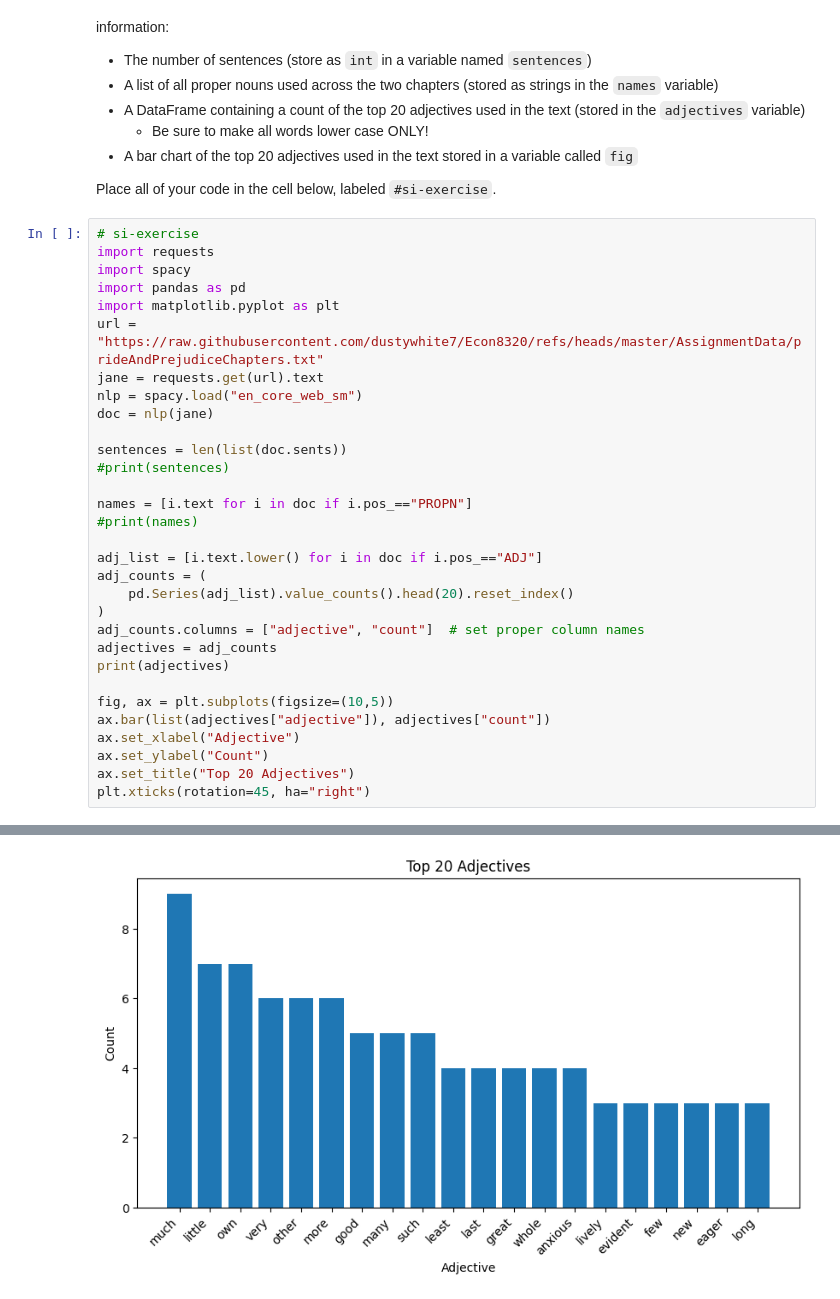
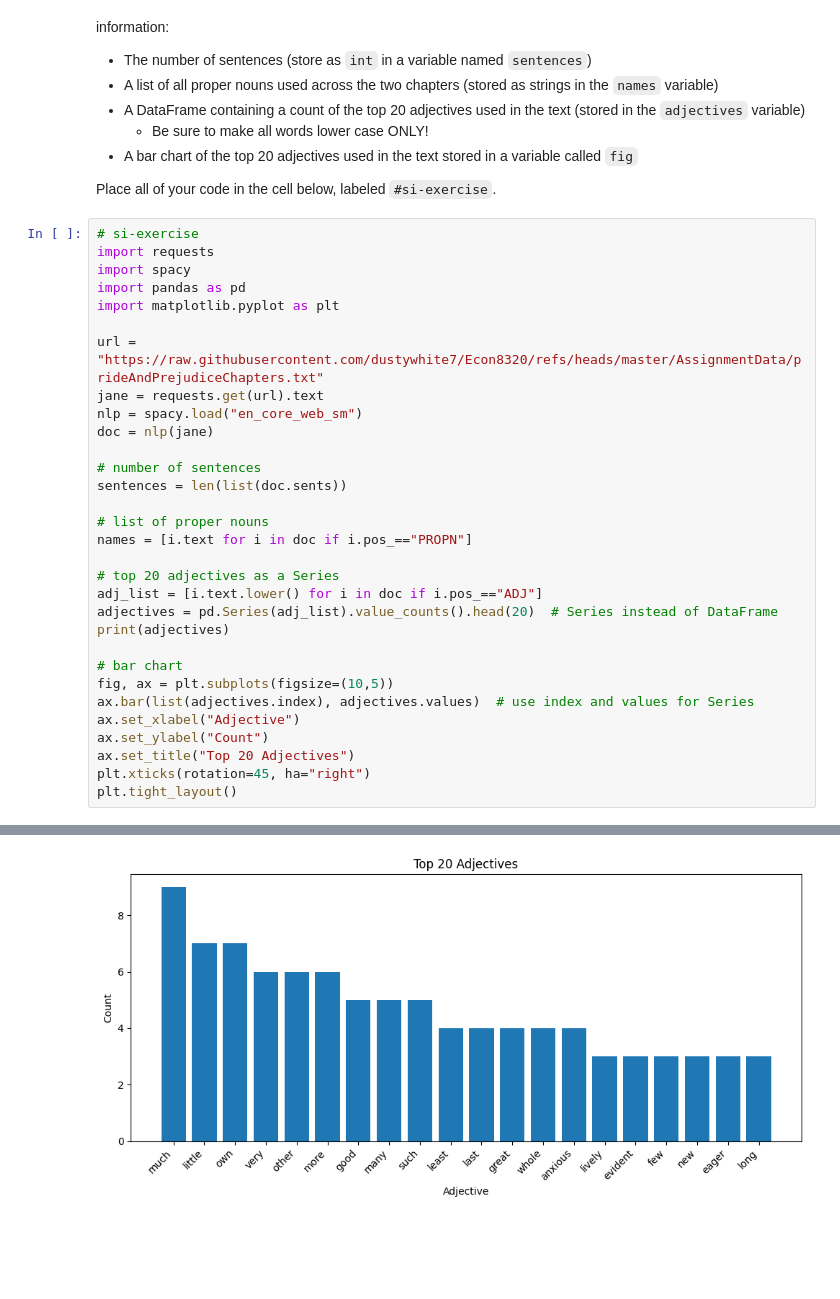
Before and after one commit to euehling/econ8320-assignment-12, a Jupyter notebook: Lesson.ipynb, the cells around one changed output, grey strips where cells are left out. Drawn from its saved outputs; the diff is of its cells as text; blank space fills up the shorter version.

```diff
--- a/Lesson.ipynb
+++ b/Lesson.ipynb
@@ -213,29 +213,29 @@ import requests
 import spacy
 import pandas as pd
 import matplotlib.pyplot as plt
+
 url = "https://raw.githubusercontent.com/dustywhite7/Econ8320/refs/heads/master/AssignmentData/prideAndPrejudiceChapters.txt"
 jane = requests.get(url).text
 nlp = spacy.load("en_core_web_sm")
 doc = nlp(jane)
 
+# number of sentences
 sentences = len(list(doc.sents))
-#print(sentences)
 
+# list of proper nouns
 names = [i.text for i in doc if i.pos_=="PROPN"]
-#print(names)
 
+# top 20 adjectives as a Series
 adj_list = [i.text.lower() for i in doc if i.pos_=="ADJ"]
-adj_counts = (
-    pd.Series(adj_list).value_counts().head(20).reset_index()
-)
-adj_counts.columns = ["adjective", "count"]  # set proper column names
-adjectives = adj_counts
+adjectives = pd.Series(adj_list).value_counts().head(20)  # Series instead of DataFrame
 print(adjectives)
 
+# bar chart
 fig, ax = plt.subplots(figsize=(10,5))
-ax.bar(list(adjectives["adjective"]), adjectives["count"])
+ax.bar(list(adjectives.index), adjectives.values)  # use index and values for Series
 ax.set_xlabel("Adjective")
 ax.set_ylabel("Count")
 ax.set_title("Top 20 Adjectives")
 plt.xticks(rotation=45, ha="right")
+plt.tight_layout()
 # %% [output]
@@ -276 +259 @@ plt.xticks(rotation=45, ha="right")
-[figure, old version]
+[figure, new version]
```
Also changed, not shown: parts of 1 cell of this notebook.
